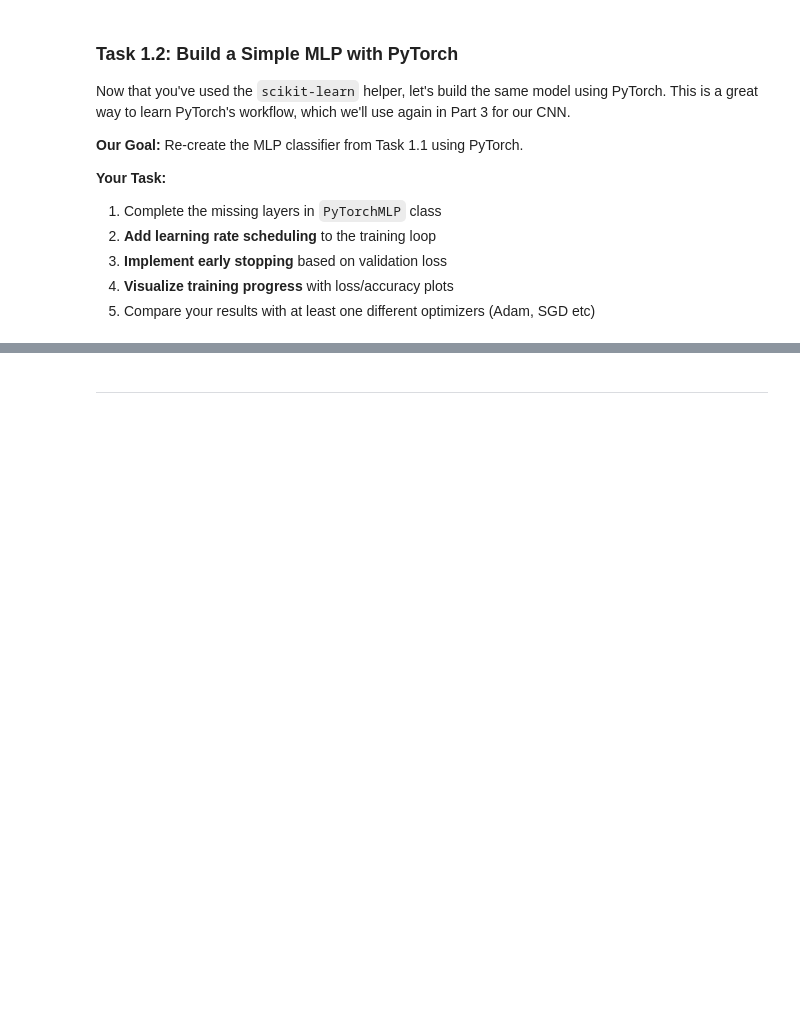
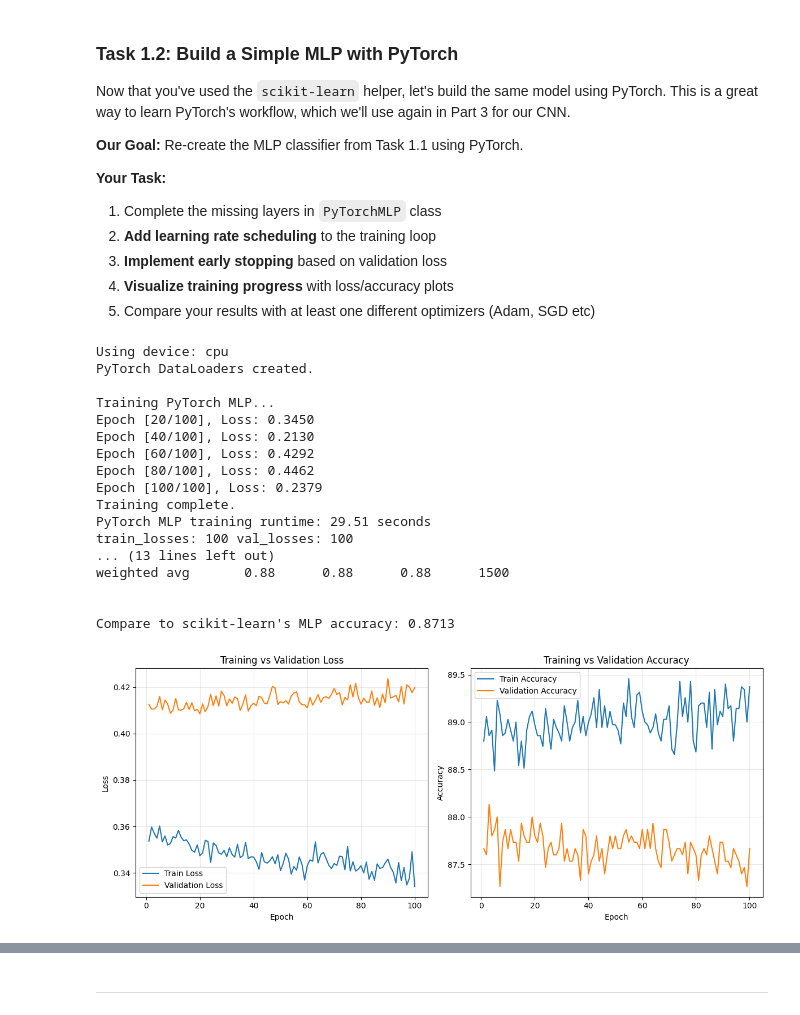
Before and after one commit to Hynton/ISDN3000C_Lab08, a Jupyter notebook: Lab08.ipynb, the cells around one changed output, grey strips where cells are left out. Cells and saved outputs as stored; diff of their text form; code cells hidden in the pictures; blank space fills up the shorter version.

```diff
--- a/Lab08.ipynb
+++ b/Lab08.ipynb
@@ -149,7 +161,7 @@ from sklearn.neural_network import MLPClassifier
 # 1. Initialize the MLPClassifier
 # (100, 50) means 2 hidden layers: one with 100 neurons, one with 50.
 mlp_clf = MLPClassifier(hidden_layer_sizes=(100, 50), max_iter=500, random_state=42,
-                        activation='relu', solver='adam', alpha=0.001)
+                        activation='relu', solver='adam', alpha=0.01, learning_rate_init=0.1)
 
 # 2. Fit the model
 print("Training the scikit-learn MLP...")
@@ -193,17 +221,24 @@ class PyTorchMLP(nn.Module):
         # --- TODO: Define the layers ---
         # We want: Input -> 100 neurons -> ReLU -> 50 neurons -> ReLU -> Output (3 neurons)
 
-
-
+        self.fc1 = nn.Linear(input_size, 100)
+        self.fc2 = nn.Linear(100, 50)
+        self.fc3 = nn.Linear(50, output_size)
+        self.relu = nn.ReLU()
+        self.dropout = nn.Dropout(0.2)
 
         # ---------------------------------
 
     def forward(self, x):
         # --- TODO: Define the forward pass ---
 
-
-
-
+        x = self.fc1(x)
+        x = self.relu(x)
+        x = self.dropout(x)
+        x = self.fc2(x)
+        x = self.relu(x)
+        x = self.dropout(x)
+        x = self.fc3(x)
 
         # ---------------------------------
         return x
@@ -240,7 +275,10 @@ criterion = nn.CrossEntropyLoss() # This loss function includes Softmax!
 optimizer = optim.Adam(pytorch_mlp.parameters(), lr=0.001)
 
 # --- 4. Training Loop ---
+
 epochs = 100 # scikit-learn's default is 200, but Adam is fast
+import time
+start_time_pytorch = time.time()
 print("\nTraining PyTorch MLP...")
 
 for epoch in range(epochs):
@@ -259,33 +297,83 @@ for epoch in range(epochs):
         print(f'Epoch [{epoch+1}/{epochs}], Loss: {loss.item():.4f}')
 
 print("Training complete.")
+end_time_pytorch = time.time()
+runtime_pytorch = end_time_pytorch - start_time_pytorch
+print(f"PyTorch MLP training runtime: {runtime_pytorch:.2f} seconds")
+
+print("train_losses:", len(train_losses), "val_losses:", len(val_losses))
+print("train_accs:", len(train_accs), "val_accs:", len(val_accs))
 
 # --- 5. Evaluate the Model ---
 pytorch_mlp.eval() # Set model to evaluation mode
 all_preds = []
 all_labels = []
 
 with torch.no_grad(): # Disable gradient calculation for efficiency
     for inputs, labels in test_loader:
         outputs = pytorch_mlp(inputs)
         _, predicted = torch.max(outputs.data, 1) # Get the index (class) with the highest score
         all_preds.extend(predicted.cpu().numpy())
         all_labels.extend(labels.cpu().numpy())
 
 accuracy_pytorch = accuracy_score(all_labels, all_preds)
 report_pytorch = classification_report(all_labels, all_preds, target_names=['Under-done', 'Perfect', 'Burnt'])
 
 print(f"\n--- PyTorch MLP Results ---")
 print(f"Accuracy: {accuracy_pytorch:.4f}")
 print("Classification Report:")
 print(report_pytorch)
 
 print(f"\nCompare to scikit-learn's MLP accuracy: {accuracy_mlp:.4f}")
 
 # --- TODO: Visualize your results: accuracy and runtime ---
 
+import matplotlib.pyplot as plt
 
+epochs_range = range(1, epochs + 1)
 
+plt.figure(figsize=(12, 5))
 
+# --- Loss plot ---
+plt.subplot(1, 2, 1)
+plt.plot(epochs_range, train_losses, label='Train Loss')
+plt.plot(epochs_range, val_losses, label='Validation Loss')
+plt.title('Training vs Validation Loss')
+plt.xlabel('Epoch')
+plt.ylabel('Loss')
+plt.legend()
+plt.grid(alpha=0.3)
+
+# --- Accuracy plot ---
+plt.subplot(1, 2, 2)
+plt.plot(epochs_range, train_accs, label='Train Accuracy')
+plt.plot(epochs_range, val_accs, label='Validation Accuracy')
+plt.title('Training vs Validation Accuracy')
+plt.xlabel('Epoch')
+plt.ylabel('Accuracy')
+plt.legend()
+plt.grid(alpha=0.3)
+
+plt.tight_layout()
+plt.show()
 
 # ---------------------------------
+# %% [output]
+Using device: cpu
+PyTorch DataLoaders created.
+
+Training PyTorch MLP...
+Epoch [20/100], Loss: 0.3450
+Epoch [40/100], Loss: 0.2130
+Epoch [60/100], Loss: 0.4292
+Epoch [80/100], Loss: 0.4462
+Epoch [100/100], Loss: 0.2379
+Training complete.
+PyTorch MLP training runtime: 29.51 seconds
+train_losses: 100 val_losses: 100
+... (13 lines left out)
+weighted avg       0.88      0.88      0.88      1500
+
+
+Compare to scikit-learn's MLP accuracy: 0.8713
+[figure, added]
```
Also changed, not shown: parts of 6 cells of this notebook.
